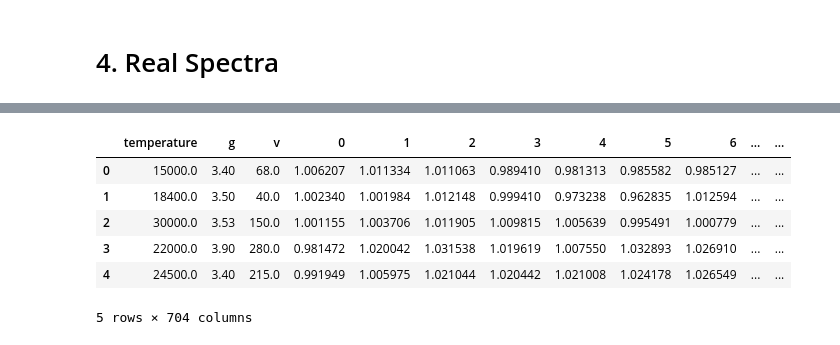
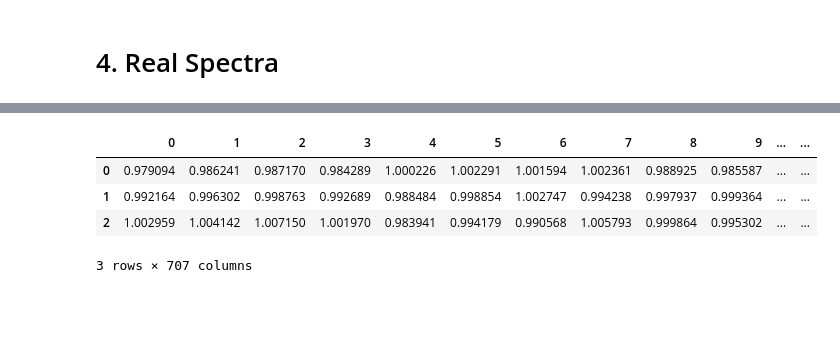
Before and after one commit to chum1ngo/StellarParametraPredictionDeepEnsemble, a Jupyter notebook: Resources/spectraToCSV.ipynb, the cells around one changed output, grey strips where cells are left out. Cells and saved outputs as stored; diff of their text form; code cells hidden in the pictures; blank space fills up the shorter version.

```diff
--- a/Resources/dataConversion.ipynb
+++ b/Resources/spectraToCSV.ipynb
@@ -204,13 +205,37 @@ for i in range(num_points):
+# %%
+intensities_dict = {}
+
+parameters = pd.read_csv('./parameters.csv')
+
+t = []
+g = []
+v = []
+
+for star in starNames:
+	t.append(parameters[parameters.HD==int(star)].temperature.values[0])
+	g.append(parameters[parameters.HD==int(star)].g.values[0])
+	v.append(parameters[parameters.HD==int(star)].v.values[0])
+
+intensities = np.array(intensities).T
+for i in range(num_points):
+	parameters[parameters.HD==57682].temperature.values[0]
+	intensities_dict[i] = intensities[i]
+
+intensities_dict['HD'] = starNames
+intensities_dict['date'] = date
+intensities_dict['time'] = time
+
+intensities_dict['temperature'] = t
+intensities_dict['g'] = g
+intensities_dict['v'] = v
 # %%
 import pandas as pd
 df = pd.DataFrame(intensities_dict)
-df.to_csv(path+'/Data/observed_spectral_lines.csv',index=False)
-df.head()
+df.to_csv(path+'/Data/observed_spectral_lines_v2.csv',index=False)
+df.head(3)
 # %% [output]
-|  | temperature | g | v | 0 | 1 | 2 | 3 | 4 | 5 | 6 | ... | ... |
-| 0 | 15000.0 | 3.40 | 68.0 | 1.006207 | 1.011334 | 1.011063 | 0.989410 | 0.981313 | 0.985582 | 0.985127 | ... | ... |
-| 1 | 18400.0 | 3.50 | 40.0 | 1.002340 | 1.001984 | 1.012148 | 0.999410 | 0.973238 | 0.962835 | 1.012594 | ... | ... |
-| 2 | 30000.0 | 3.53 | 150.0 | 1.001155 | 1.003706 | 1.011905 | 1.009815 | 1.005639 | 0.995491 | 1.000779 | ... | ... |
-| 3 | 22000.0 | 3.90 | 280.0 | 0.981472 | 1.020042 | 1.031538 | 1.019619 | 1.007550 | 1.032893 | 1.026910 | ... | ... |
-| 4 | 24500.0 | 3.40 | 215.0 | 0.991949 | 1.005975 | 1.021044 | 1.020442 | 1.021008 | 1.024178 | 1.026549 | ... | ... |
+|  | 0 | 1 | 2 | 3 | 4 | 5 | 6 | 7 | 8 | 9 | ... | ... |
+| 0 | 0.979094 | 0.986241 | 0.987170 | 0.984289 | 1.000226 | 1.002291 | 1.001594 | 1.002361 | 0.988925 | 0.985587 | ... | ... |
+| 1 | 0.992164 | 0.996302 | 0.998763 | 0.992689 | 0.988484 | 0.998854 | 1.002747 | 0.994238 | 0.997937 | 0.999364 | ... | ... |
+| 2 | 1.002959 | 1.004142 | 1.007150 | 1.001970 | 0.983941 | 0.994179 | 0.990568 | 1.005793 | 0.999864 | 0.995302 | ... | ... |
-5 rows × 704 columns
+3 rows × 707 columns
```
Also changed, not shown: parts of 4 cells of this notebook.
